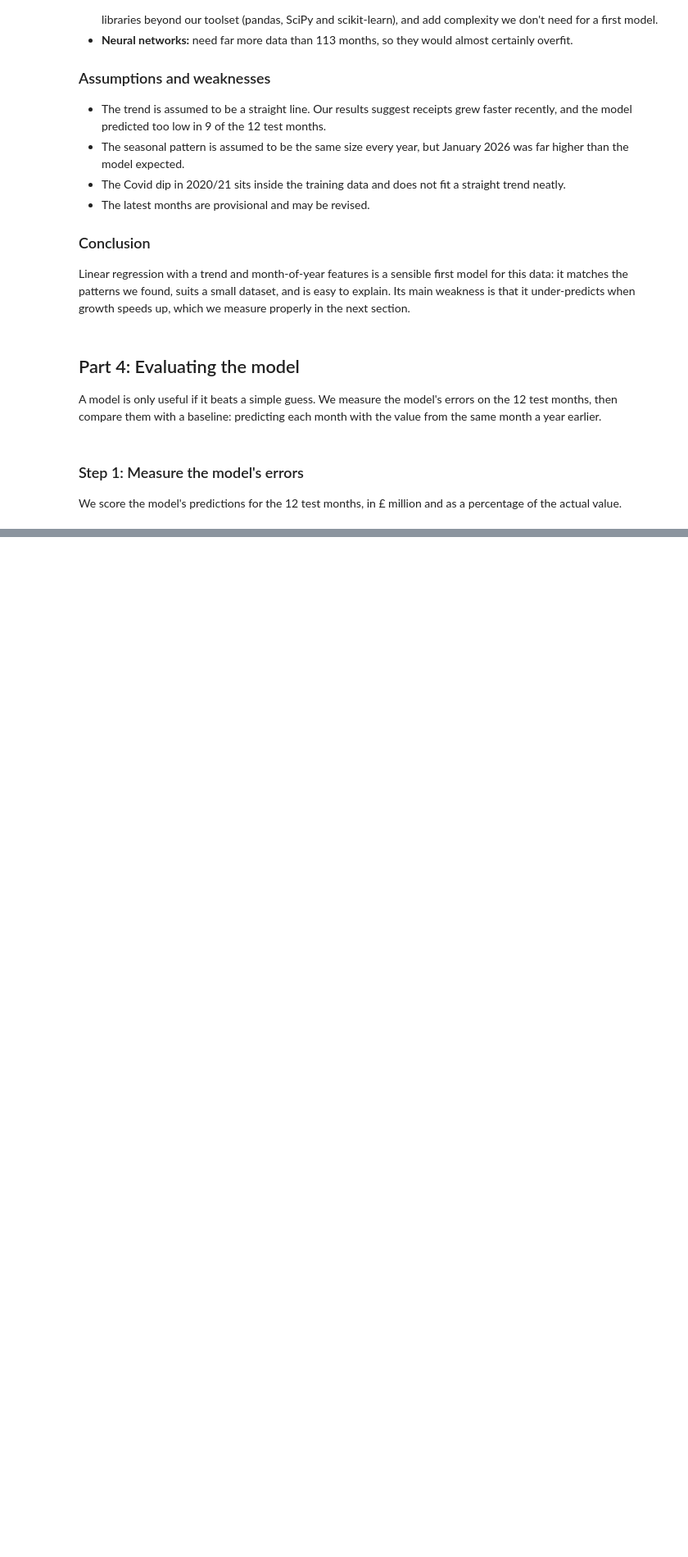
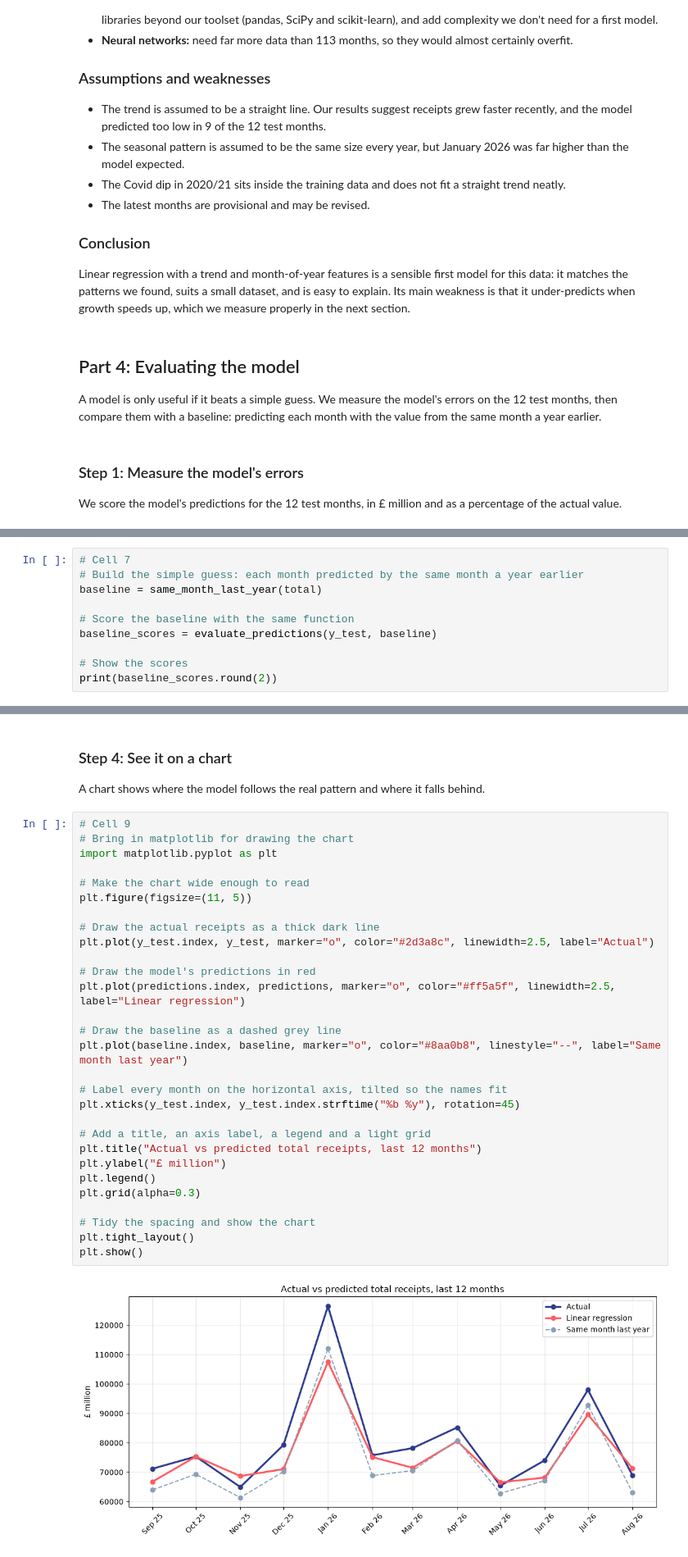
Before and after one commit to hemacbaker-byte/hmrc-tax-analysis, a Jupyter notebook: notebooks/04_machine_learning.ipynb, the cells around one changed output, grey strips where cells are left out. Shown at 82% size. Cells and saved outputs as stored; diff of their text form; blank space fills up the shorter version.

Commit message:
US13: evaluate model against baseline, closes #13

```diff
--- a/notebooks/04_machine_learning.ipynb
+++ b/notebooks/04_machine_learning.ipynb
@@ -285,0 +309,10 @@ We score the model's predictions for the 12 test months, in £ million and as a
+# %%
+# Cell 7
+# Build the simple guess: each month predicted by the same month a year earlier
+baseline = same_month_last_year(total)
+
+# Score the baseline with the same function
+baseline_scores = evaluate_predictions(y_test, baseline)
+
+# Show the scores
+print(baseline_scores.round(2))
@@ -285,0 +334,34 @@ We score the model's predictions for the 12 test months, in £ million and as a
+# %% [markdown]
+### Step 4: See it on a chart
+A chart shows where the model follows the real pattern and where it falls behind.
+# %%
+# Cell 9
+# Bring in matplotlib for drawing the chart
+import matplotlib.pyplot as plt
+
+# Make the chart wide enough to read
+plt.figure(figsize=(11, 5))
+
+# Draw the actual receipts as a thick dark line
+plt.plot(y_test.index, y_test, marker="o", color="#2d3a8c", linewidth=2.5, label="Actual")
+
+# Draw the model's predictions in red
+plt.plot(predictions.index, predictions, marker="o", color="#ff5a5f", linewidth=2.5, label="Linear regression")
+
+# Draw the baseline as a dashed grey line
+plt.plot(baseline.index, baseline, marker="o", color="#8aa0b8", linestyle="--", label="Same month last year")
+
+# Label every month on the horizontal axis, tilted so the names fit
+plt.xticks(y_test.index, y_test.index.strftime("%b %y"), rotation=45)
+
+# Add a title, an axis label, a legend and a light grid
+plt.title("Actual vs predicted total receipts, last 12 months")
+plt.ylabel("£ million")
+plt.legend()
+plt.grid(alpha=0.3)
+
+# Tidy the spacing and show the chart
+plt.tight_layout()
+plt.show()
+# %% [output]
+[figure, added]
```
Also changed, not shown: parts of 7 cells of this notebook.
